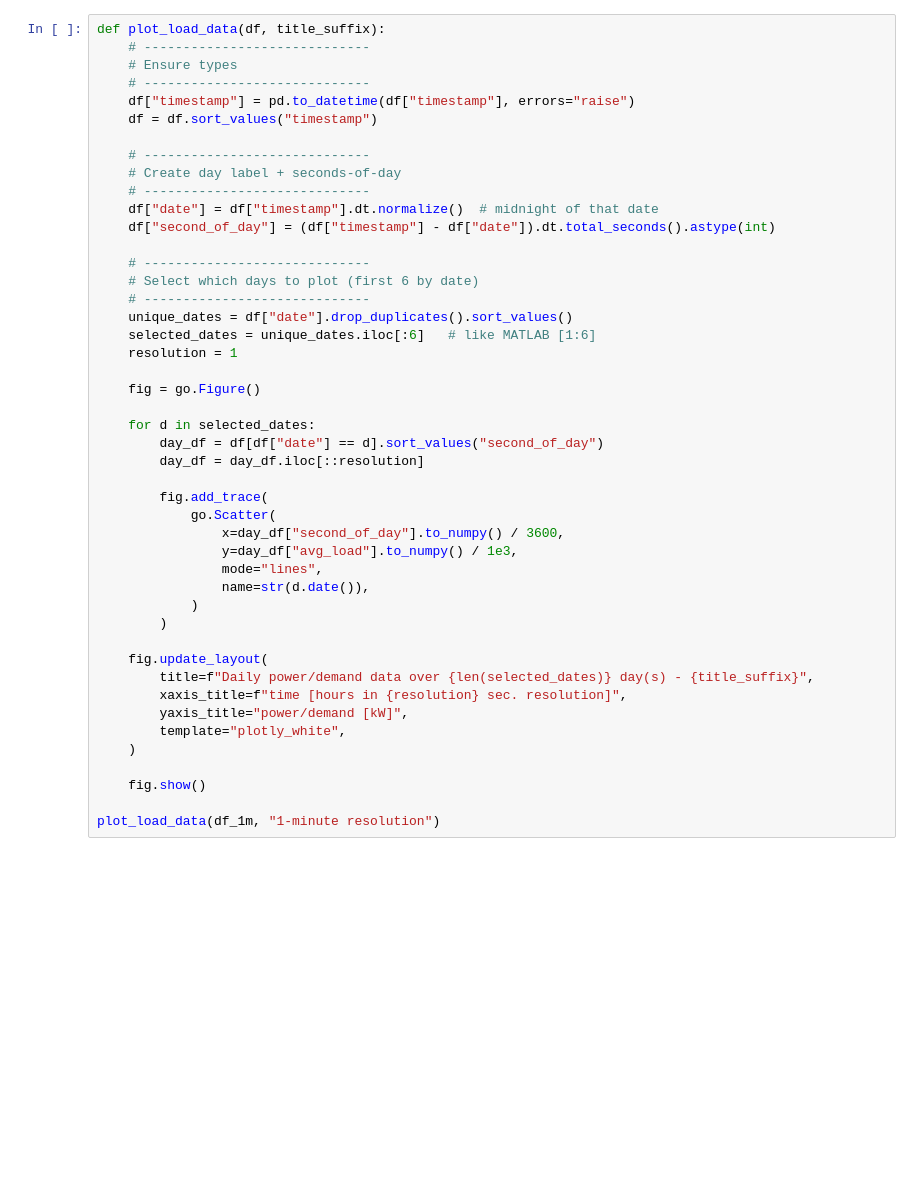
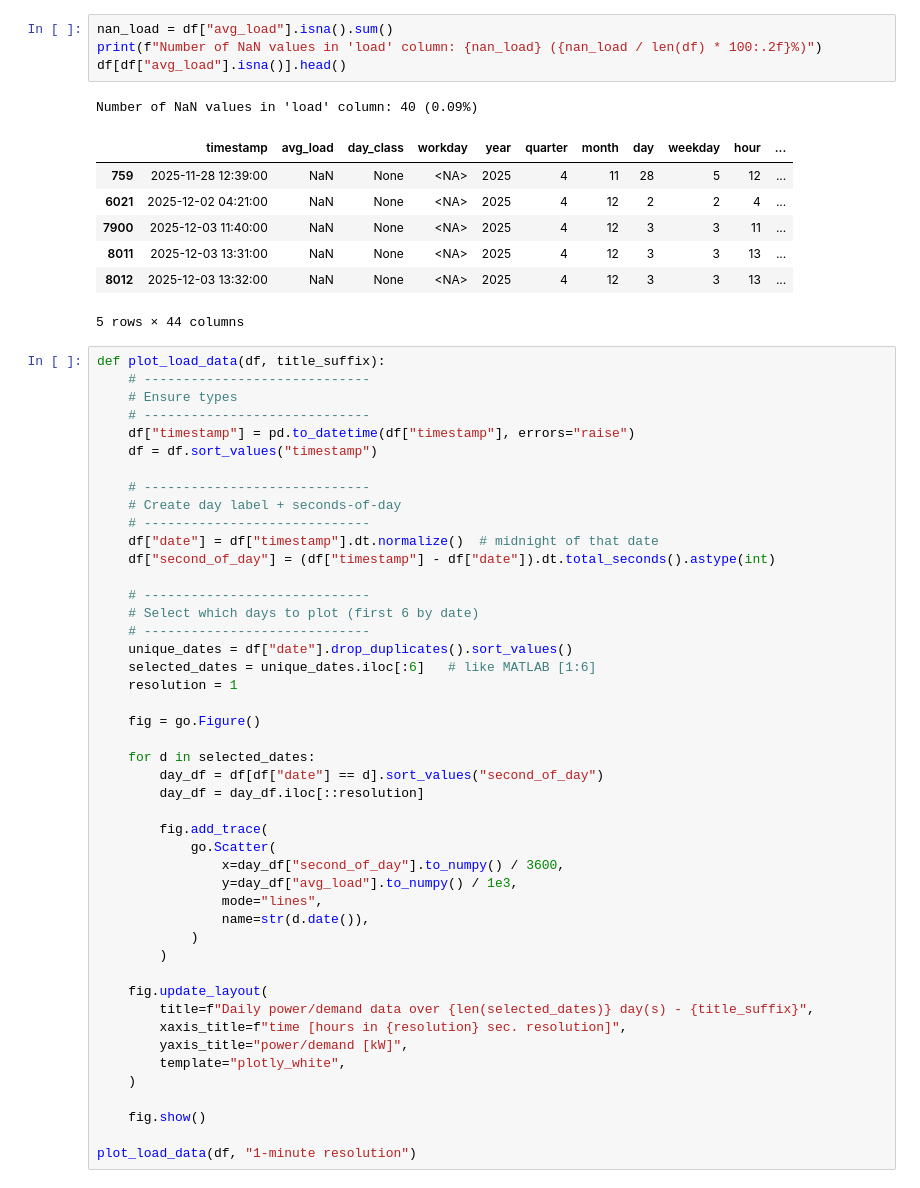
Before and after one commit to swhoyle/electric-load-forecasting, a Jupyter notebook: notebooks/03_silver_eda.ipynb, the cells around one changed output. Saved outputs shown, nothing was run; the diff lists cells and outputs as text; blank space fills up the shorter version.

```diff
--- a/notebooks/03_silver_eda.ipynb
+++ b/notebooks/03_silver_eda.ipynb
@@ -8,3 +22,16 @@ df_1m = pd.read_parquet("../data/silver/power_load_1m.parquet")
+# %%
+nan_load = df["avg_load"].isna().sum()
+print(f"Number of NaN values in 'load' column: {nan_load} ({nan_load / len(df) * 100:.2f}%)")
+df[df["avg_load"].isna()].head()
+# %% [output]
+Number of NaN values in 'load' column: 40 (0.09%)
+|  | timestamp | avg_load | day_class | workday | year | quarter | month | day | weekday | hour | ... |
+| 759 | 2025-11-28 12:39:00 | NaN | None | <NA> | 2025 | 4 | 11 | 28 | 5 | 12 | ... |
+| 6021 | 2025-12-02 04:21:00 | NaN | None | <NA> | 2025 | 4 | 12 | 2 | 2 | 4 | ... |
+| 7900 | 2025-12-03 11:40:00 | NaN | None | <NA> | 2025 | 4 | 12 | 3 | 3 | 11 | ... |
+| 8011 | 2025-12-03 13:31:00 | NaN | None | <NA> | 2025 | 4 | 12 | 3 | 3 | 13 | ... |
+| 8012 | 2025-12-03 13:32:00 | NaN | None | <NA> | 2025 | 4 | 12 | 3 | 3 | 13 | ... |
+5 rows × 44 columns
 # %%
 def plot_load_data(df, title_suffix):
     # -----------------------------
@@ -50,5 +77,5 @@ def plot_load_data(df, title_suffix):
 
     fig.show()
 
-plot_load_data(df_1m, "1-minute resolution")
+plot_load_data(df, "1-minute resolution")
 # %%
```
Also changed, not shown: parts of 7 cells of this notebook, 1 other file.
